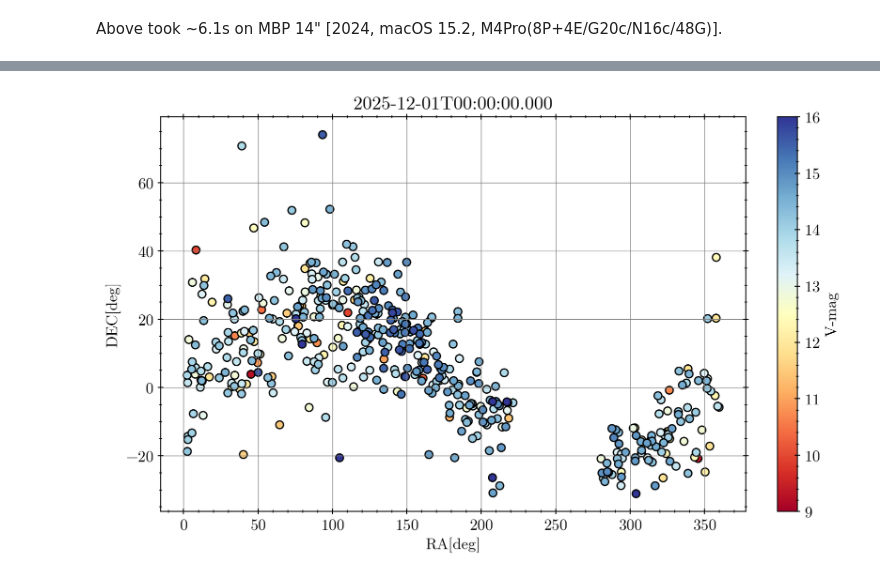
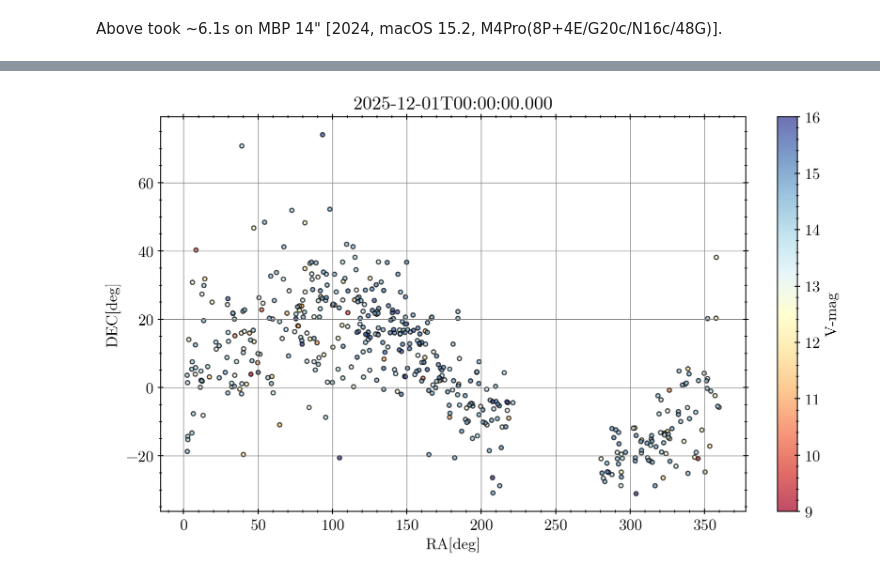
Before and after one commit to ysBach/skyloc, a Jupyter notebook: docs/01-SNU-SQUIDPOL-planning.ipynb, the cells around one changed output, grey strips where cells are left out. Saved outputs shown, nothing was run; the diff lists cells and outputs as text; code cells hidden in the pictures.

```diff
--- a/docs/01-SNU-SQUIDPOL-planning.ipynb
+++ b/docs/01-SNU-SQUIDPOL-planning.ipynb
@@ -136,14 +136,16 @@ Number of objects in FOVs  : 14060
 # %%
-# --- Calculate brief geoemtry, cut by Vmag
+# --- Calculate brief geometry, cut by Vmag
 eph_c = []
 # a low-level function that is behind the "calc_ephems" method - ~100 times faster than the full calc_ephems
 for simsta in sl_c.fov_check_simstates:
     eph_c.append(pd.DataFrame.from_dict(
-        sloc.calc_geometries(simsta, do_hel_ecl=False, do_obs_ecl=False, do_radec=False)
+        sloc.calc_geometries(
+            simsta, do_hel_ecl=False, do_obs_ecl=False, do_radec=False, do_galactic=False
+        )
     ))
 eph_c = pd.concat(eph_c)
 
-# Secondary cut based on "theoretical maximum" brightness during the next timeinterval:
+# Secondary cut based on "theoretical maximum" brightness during the next time interval:
 desig_vmag_cut = []
 for desig, _eph in eph_c.groupby("desig"):
     alpha_min = _eph["alpha"].min()
@@ -248,18 +250,18 @@ eph
 # %%
 t0 = times[0].utc.isot
 _eph = eph.loc[eph["jd_utc"] == times[0].utc.jd]
 fig, axs = plt.subplots(1, 1, figsize=(8, 5), layout="constrained", gridspec_kw=None, sharex=False, sharey=False)
 
-sc = axs.scatter(_eph["ra"], _eph["dec"], c=_eph["vmag"], cmap="RdYlBu", edgecolors="k", vmin=9, vmax=16)
+sc = axs.scatter(_eph["ra"], _eph["dec"], c=_eph["vmag"], cmap="RdYlBu", edgecolors="k", vmin=9, vmax=16, s=10, alpha=0.7)
 #colorbar:
 cbar = plt.colorbar(sc, ax=axs)
 cbar.set_label("V-mag")
 axs.set(
     title=t0,
     xlabel="RA[deg]",
     ylabel="DEC[deg]"
 )
 
 plt.show();
 # %% [output]
-[figure, old version]
+[figure, new version]
```
Also changed, not shown: parts of 6 cells of this notebook, 3 other files.
